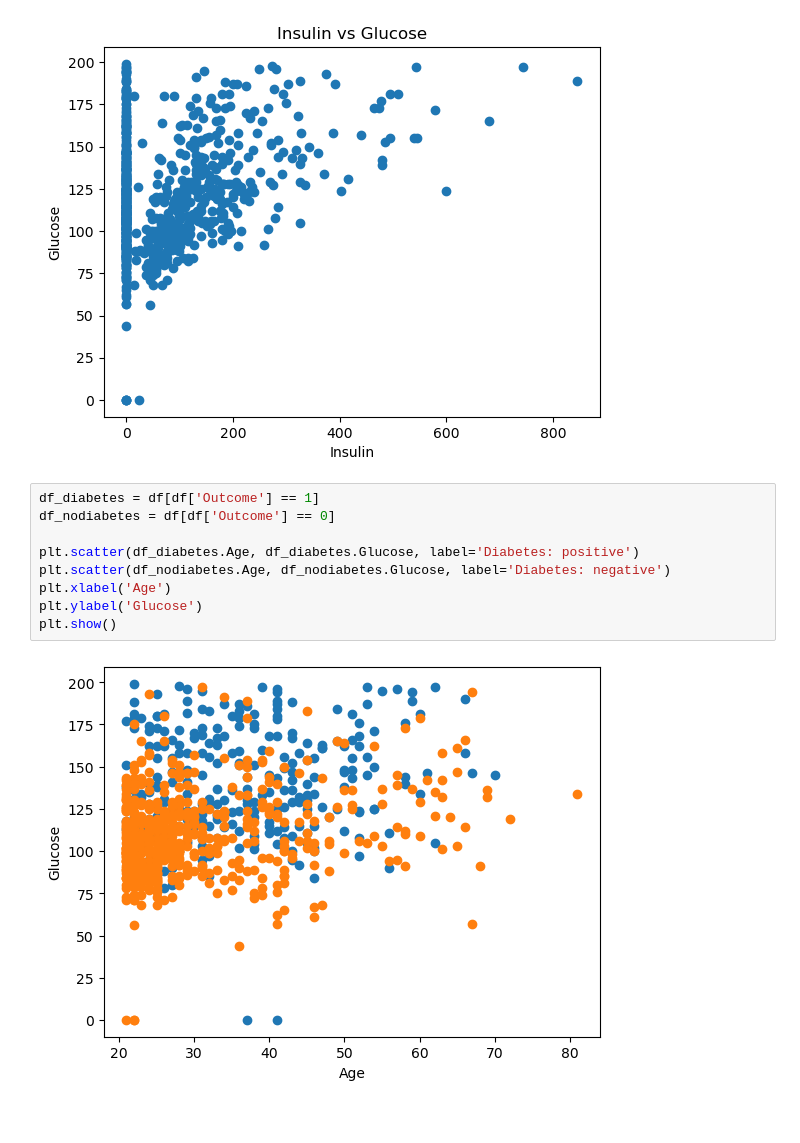
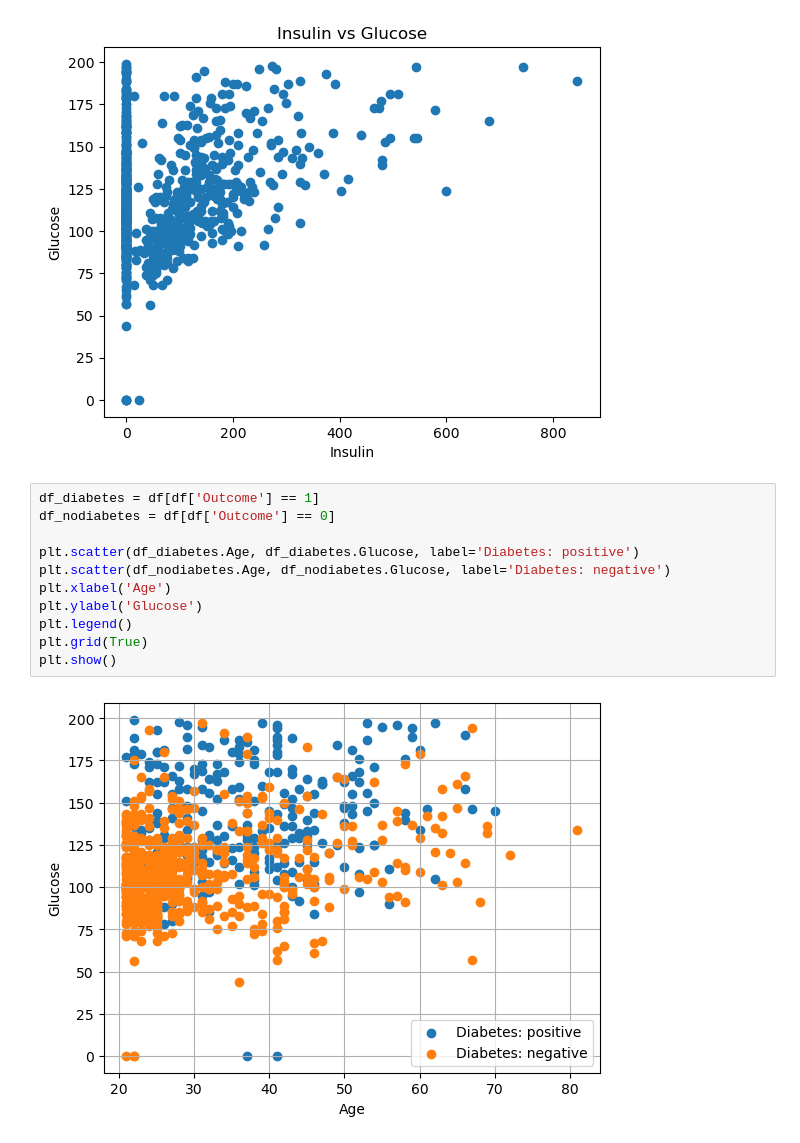
Before and after one commit to jumabekov02/diabetes-analysis-2, a Jupyter notebook: notebook/01_EDA.ipynb, the cells around one changed output. Drawn from its saved outputs; the diff is of its cells as text.

```diff
--- a/notebook/01_EDA.ipynb
+++ b/notebook/01_EDA.ipynb
@@ -108,11 +108,13 @@ plt.show()
 # %%
 df_diabetes = df[df['Outcome'] == 1]
 df_nodiabetes = df[df['Outcome'] == 0]
 
 plt.scatter(df_diabetes.Age, df_diabetes.Glucose, label='Diabetes: positive')
 plt.scatter(df_nodiabetes.Age, df_nodiabetes.Glucose, label='Diabetes: negative')
 plt.xlabel('Age')
 plt.ylabel('Glucose')
+plt.legend()
+plt.grid(True)
 plt.show()
 # %% [output]
-[figure, old version]
+[figure, new version]
```
Also changed, not shown: parts of 2 cells of this notebook, 1 other file.
